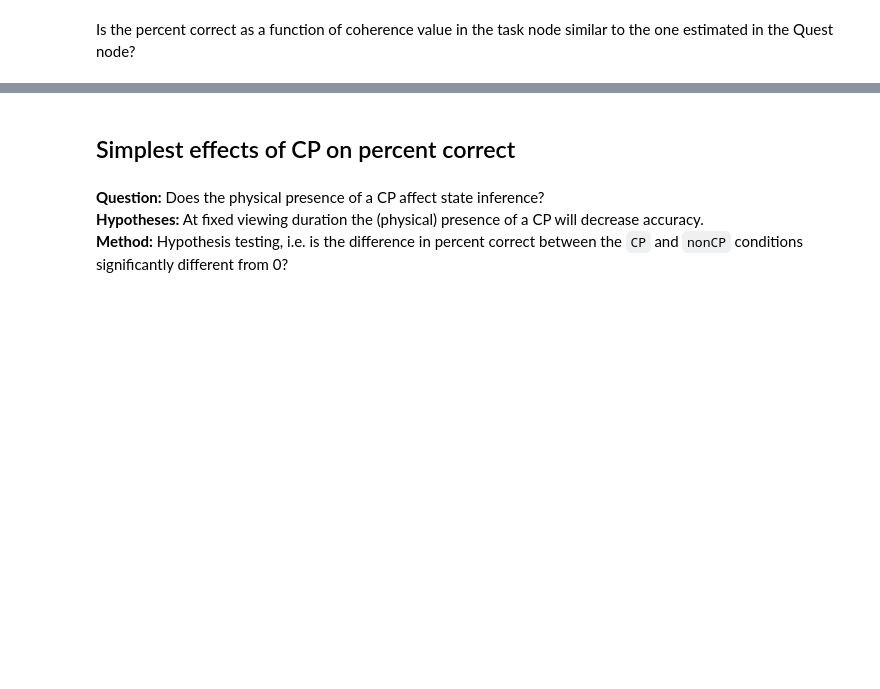
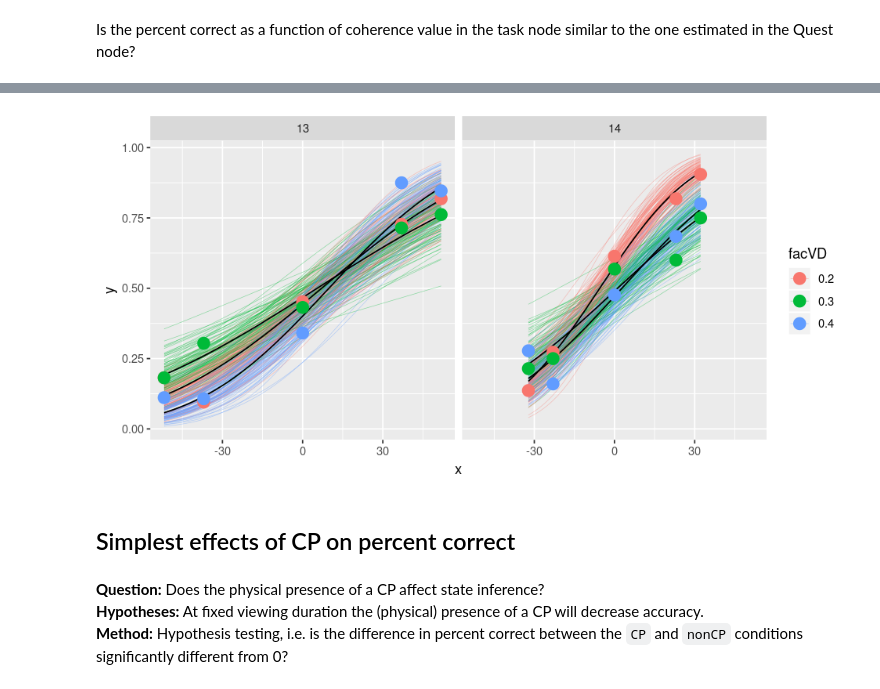
Before and after one commit to TheGoldLab/Analysis_SingleCP_DotsReversal, a Jupyter notebook: Jupyter/Pilot13-14/psychophysics.ipynb, the cells around one changed output, grey strips where cells are left out. Saved outputs shown, nothing was run; the diff lists cells and outputs as text; code cells hidden in the pictures; blank space fills up the shorter version.

Commit message:
basic fits quickpsy Pilot13-14

```diff
--- a/Jupyter/Pilot13-14/psychophysics.ipynb
+++ b/Jupyter/Pilot13-14/psychophysics.ipynb
@@ -136,0 +191,2 @@ ggplot(data[pilotID==subj & taskID==2 & presenceCP=='no',
+# %%
+fit <- quickpsy(data[taskID==2], signedCohLast, numChoice, grouping=.(pilotID, facVD))
@@ -137,3 +207,14 @@ ggplot(data[pilotID==subj & taskID==2 & presenceCP=='no',
+# %%
+# from http://dlinares.org/basicsquickpsy.html
+ggplot() +
+ facet_wrap(~pilotID) +
+ geom_line(data = fit$curvesbootstrap, aes(x = x, y = y, color = facVD,
+                   group=paste(sample,facVD)), lwd = .2, alpha = .4) +
+ geom_line(data = fit$curves, aes(x = x, y = y, group = facVD),
+           color = 'black') +
+ geom_point(data = fit$averages, aes(x = signedCohLast, y = prob, color = facVD), size = 4)
+# %% [output]
+[figure, added]
 # %% [markdown]
 ## Simplest effects of CP on percent correct
 # %% [markdown]
```
Also changed, not shown: parts of 32 cells of this notebook.
